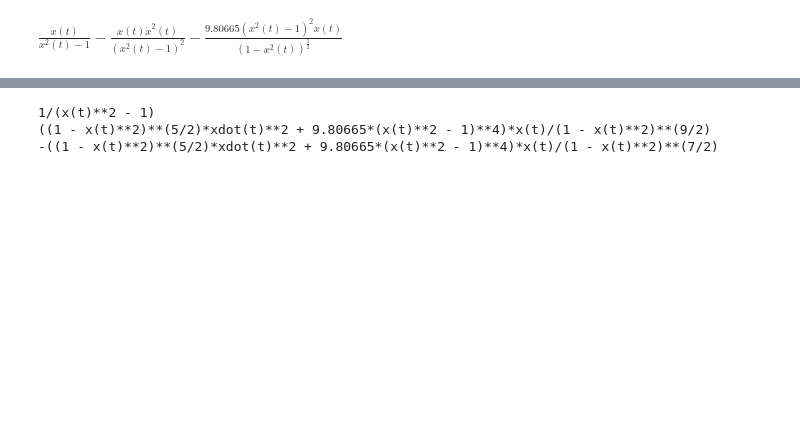
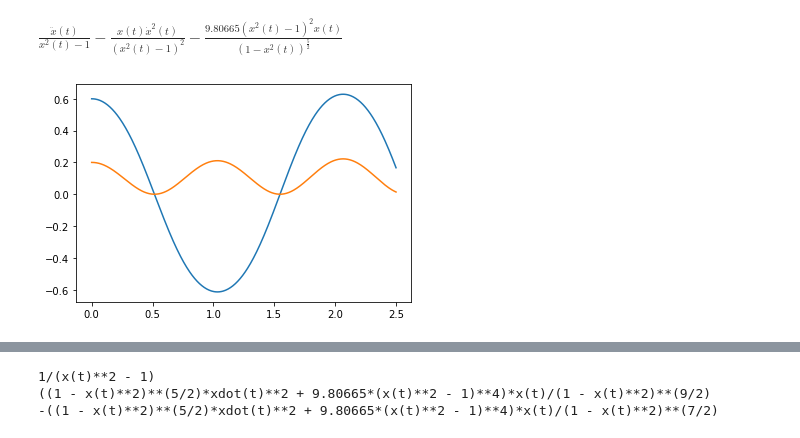
Before and after one commit to IvanCHC/Dynamics, a Jupyter notebook: examples/pendulum.ipynb, the cells around one changed output, grey strips where cells are left out. Cells and saved outputs as stored; diff of their text form; code cells hidden in the pictures; blank space fills up the shorter version.

```diff
--- a/examples/pendulum.ipynb
+++ b/examples/pendulum.ipynb
@@ -14,0 +20,9 @@ $\displaystyle \frac{\ddot{x}{\left(t \right)}}{x^{2}{\left(t \right)} - 1} - \f
+# %%
+import matplotlib.pyplot as plt
+import numpy as np
+solu = simulation.solution
+plt.plot(solu.t_rec, solu.s_rec)
+plt.plot(solu.t_rec, simulation.mass.length-(simulation.mass.length**2 - np.array(solu.s_rec)**2)**0.5)
+plt.show()
+# %% [output]
+[figure, added]
```
Also changed, not shown: parts of 7 cells of this notebook, 4 other files.
